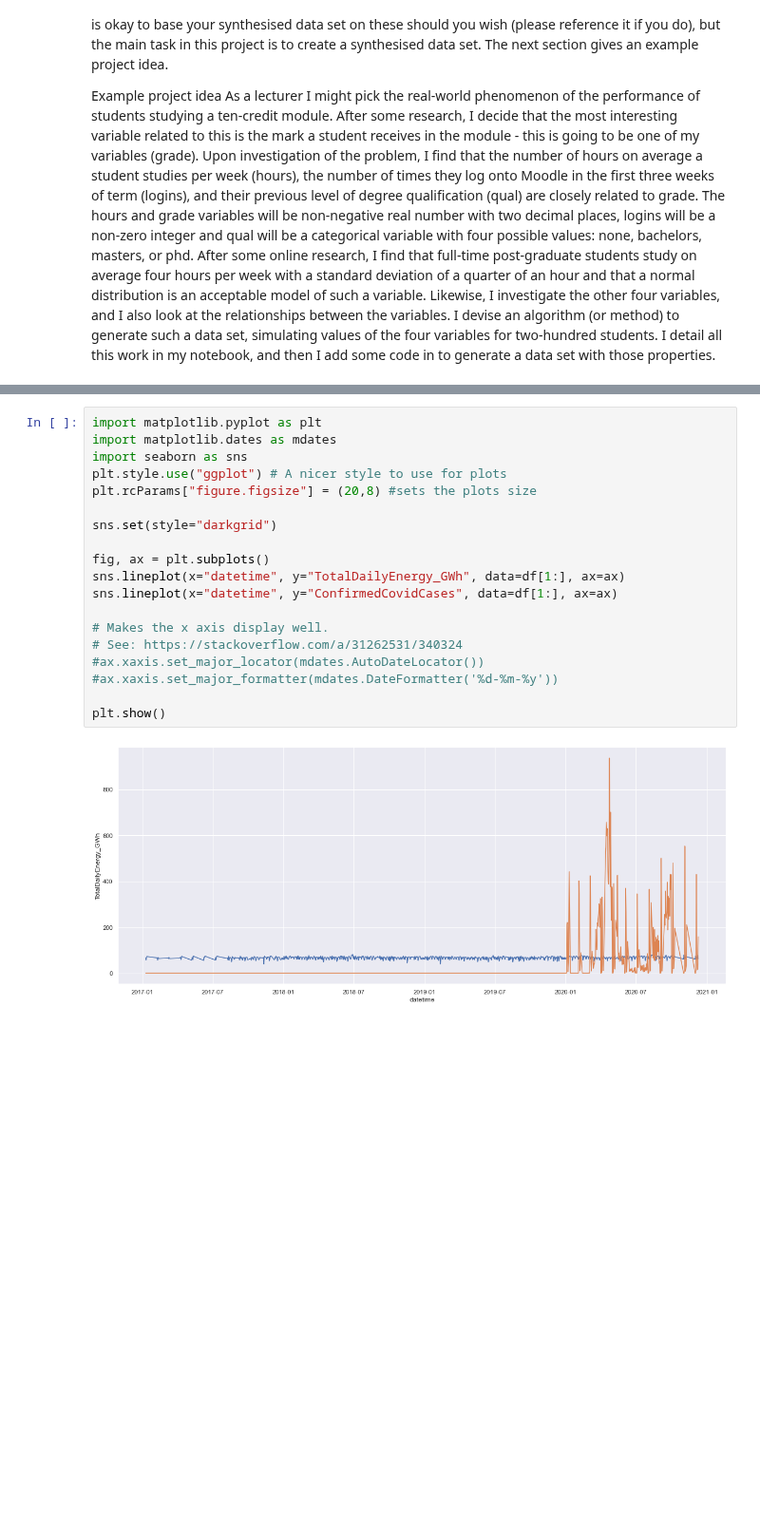
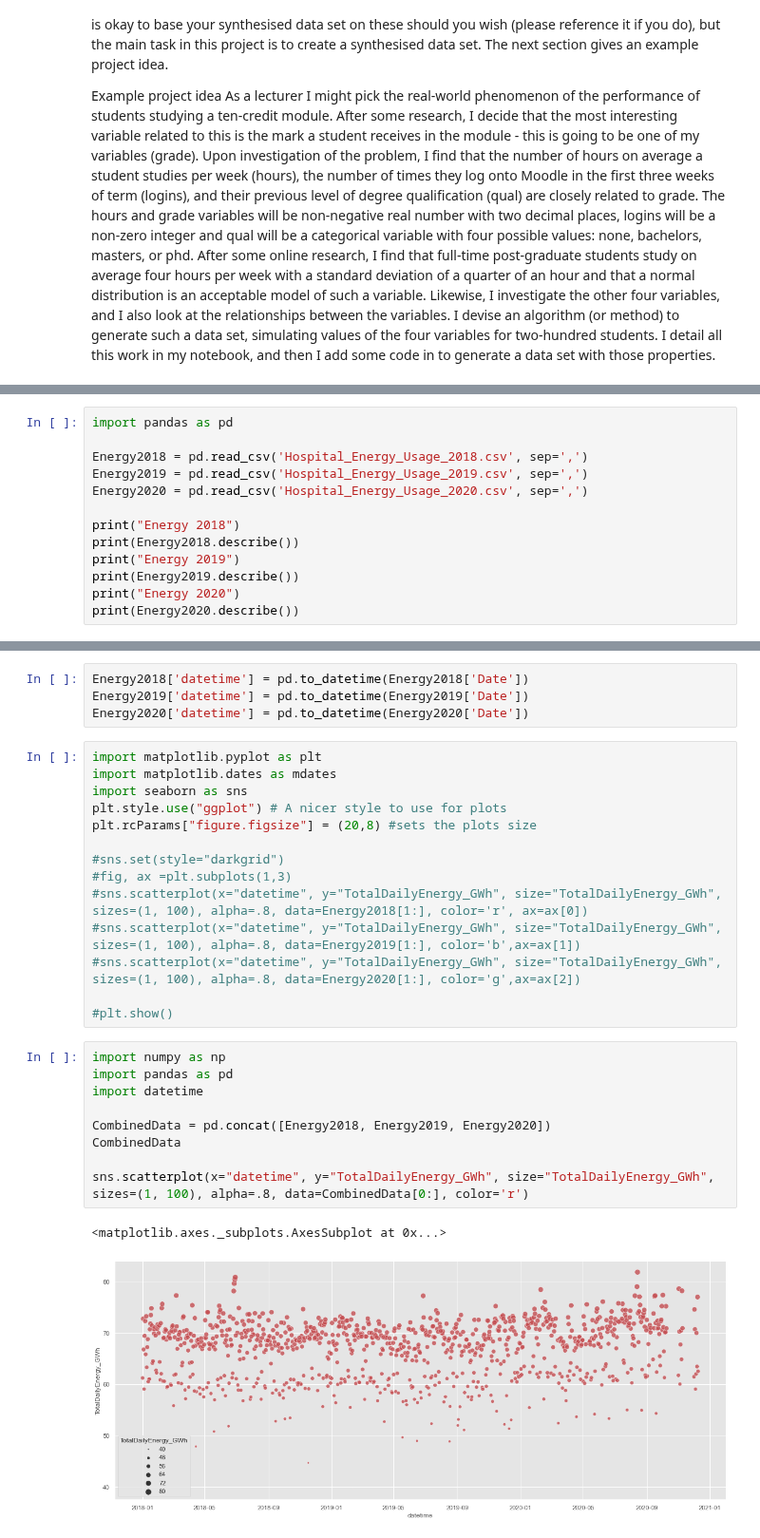
Before and after one commit to Keitho08/Prog_for_data_analyis_project_2020, a Jupyter notebook: Programming_for_Data_Analysis_Project_2020.ipynb, the cells around one changed output, grey strips where cells are left out. Shown at 95% size. Saved outputs shown, nothing was run; the diff lists cells and outputs as text; blank space fills up the shorter version.

```diff
--- a/Programming_for_Data_Analysis_Project_2020.ipynb
+++ b/Programming_for_Data_Analysis_Project_2020.ipynb
@@ -70,0 +42,13 @@ df.head()
+# %%
+import pandas as pd
+
+Energy2018 = pd.read_csv('Hospital_Energy_Usage_2018.csv', sep=',')
+Energy2019 = pd.read_csv('Hospital_Energy_Usage_2019.csv', sep=',')
+Energy2020 = pd.read_csv('Hospital_Energy_Usage_2020.csv', sep=',')
+
+print("Energy 2018")
+print(Energy2018.describe())
+print("Energy 2019")
+print(Energy2019.describe())
+print("Energy 2020")
+print(Energy2020.describe())
@@ -71,3 +73,7 @@ df.head()
+# %%
+Energy2018['datetime'] = pd.to_datetime(Energy2018['Date'])
+Energy2019['datetime'] = pd.to_datetime(Energy2019['Date'])
+Energy2020['datetime'] = pd.to_datetime(Energy2020['Date'])
 # %%
 import matplotlib.pyplot as plt
 import matplotlib.dates as mdates
@@ -75,17 +81,22 @@ import seaborn as sns
 plt.style.use("ggplot") # A nicer style to use for plots
 plt.rcParams["figure.figsize"] = (20,8) #sets the plots size
 
-sns.set(style="darkgrid")
+#sns.set(style="darkgrid")
+#fig, ax =plt.subplots(1,3)
+#sns.scatterplot(x="datetime", y="TotalDailyEnergy_GWh", size="TotalDailyEnergy_GWh", sizes=(1, 100), alpha=.8, data=Energy2018[1:], color='r', ax=ax[0])
+#sns.scatterplot(x="datetime", y="TotalDailyEnergy_GWh", size="TotalDailyEnergy_GWh", sizes=(1, 100), alpha=.8, data=Energy2019[1:], color='b',ax=ax[1])
+#sns.scatterplot(x="datetime", y="TotalDailyEnergy_GWh", size="TotalDailyEnergy_GWh", sizes=(1, 100), alpha=.8, data=Energy2020[1:], color='g',ax=ax[2])
 
-fig, ax = plt.subplots()
-sns.lineplot(x="datetime", y="TotalDailyEnergy_GWh", data=df[1:], ax=ax)
-sns.lineplot(x="datetime", y="ConfirmedCovidCases", data=df[1:], ax=ax)
-
-# Makes the x axis display well.
-# See: https://stackoverflow.com/a/31262531/340324
-#ax.xaxis.set_major_locator(mdates.AutoDateLocator())
-#ax.xaxis.set_major_formatter(mdates.DateFormatter('%d-%m-%y'))
-
-plt.show()
+#plt.show()
-# %% [output]
-[figure, removed]
+# %%
+import numpy as np
+import pandas as pd
+import datetime
+
+CombinedData = pd.concat([Energy2018, Energy2019, Energy2020])
+CombinedData
+
+sns.scatterplot(x="datetime", y="TotalDailyEnergy_GWh", size="TotalDailyEnergy_GWh", sizes=(1, 100), alpha=.8, data=CombinedData[0:], color='r')
+# %% [output]
+<matplotlib.axes._subplots.AxesSubplot at 0x...>
+[figure, added]
```
Also changed, not shown: parts of 5 cells of this notebook, 3 other files.
